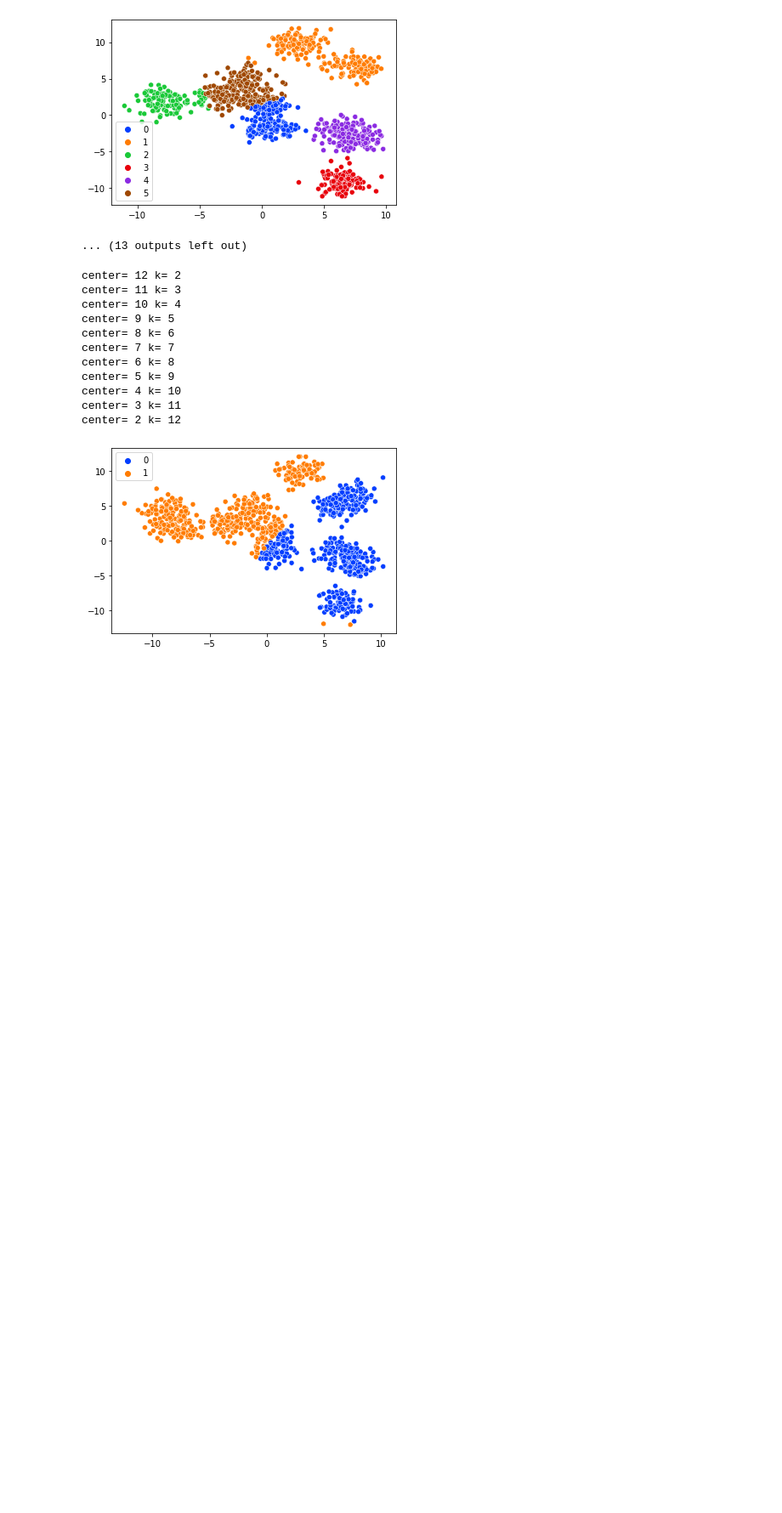
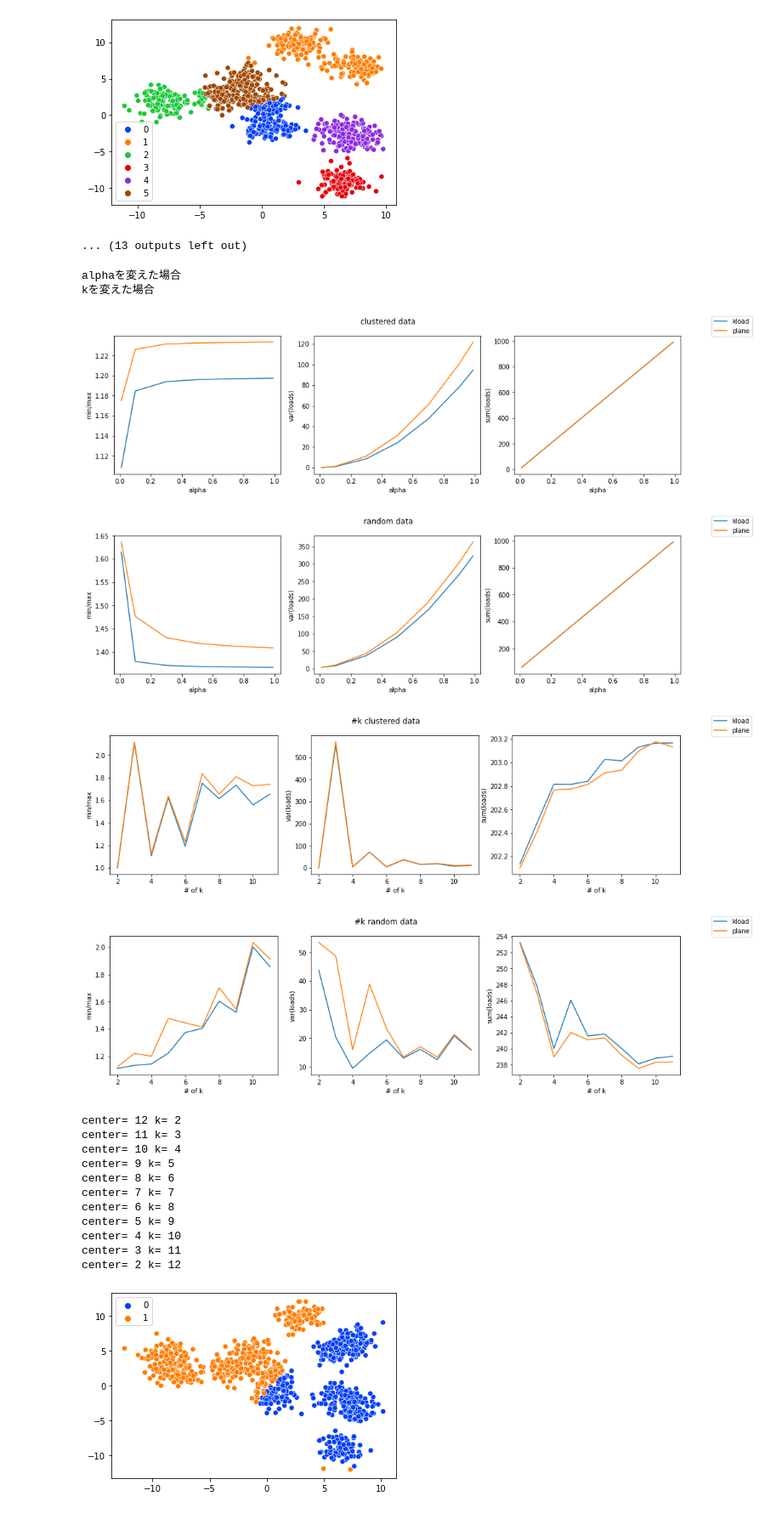
Before and after one commit to shuent/jupiter, a Jupyter notebook: grad_kmeans.ipynb, the cells around one changed output. Shown at 85% size. Drawn from its saved outputs; the diff is of its cells as text; code cells hidden in the pictures; blank space fills up the shorter version.

```diff
--- a/grad_kmeans.ipynb
+++ b/grad_kmeans.ipynb
@@ -467,6 +467,85 @@ k= 12
 [figure]
 [figure]
 ... (13 outputs left out)
+# %%
+def plot_3(title, xdata, xlabel, result_prp, result_org):
+    fig, axes = plt.subplots(1,3, sharex=True, figsize=(16,4))
+    ax = axes.ravel()
+
+    fig.suptitle(title)
+
+    ax[0].plot(xdata, result_prp[:, 3], label='kload')
+    ax[0].plot(xdata, result_org[:, 3], label='plane')
+    ax[0].set_xlabel(xlabel)
+    ax[0].set_ylabel("min/max")
+    fig.legend()
+
+    ax[1].plot(xdata, result_prp[:, 4])
+    ax[1].plot(xdata, result_org[:, 4])
+    ax[1].set_xlabel(xlabel)
+    ax[1].set_ylabel("var(loads)")
+
+    ax[2].plot(xdata, result_prp[:, 5])
+    ax[2].plot(xdata, result_org[:, 5])
+    ax[2].set_xlabel(xlabel)
+    ax[2].set_ylabel("sum(loads)")
+
+# alphaを変えた場合, k=6
+
+print("alphaを変えた場合")
+
+def plots_alpha_change(data, k, title):
+    alphas= [0.01, 0.1, 0.3, 0.5, 0.7, 0.9, 0.99]
+    result_prp = np.array([ kload(data=data, alpha=alpha, k=k, radius=0.01, max_iter=20 ) for  alpha in alphas])
+    result_org = np.array([ plane_kmeans(data=data, alpha=alpha, k=k) for  alpha in alphas])
+
+    plot_3(title, alphas, 'alpha', result_prp, result_org)
+
+plots_alpha_change(data=X[:1000], k=6, title="clustered data")
+plots_alpha_change(data=X2[:1000], k=6,title="random data")
+
+print("kを変えた場合")
+
+def plots_k_change(data, title, alpha=0.2):
+
+    knums = range(2,12)
+
+    result_prp = np.array([ kload(data=data, alpha=alpha, k=k, radius=0.01, max_iter=20 ) for  k in knums])
+    result_org = np.array([ plane_kmeans(data=data, alpha=alpha, k=k)  for  k in knums])
+
+    plot_3(title, knums, '# of k', result_prp, result_org)
+
+plots_k_change(data=X[:1000], title="#k clustered data")
+plots_k_change(data=X2[:1000], title="#k random data")
+
+print("クラスタデータのcentersの値を変えた場合")
+
+
+print("データの数を変えた場合")
+
+# 速度
+
+
+
+# for _, alpha in enumerate(alphas):
+
+#     print("alpha=",alpha)
+
+
+#     print(kload(data=X[:1000], alpha=alpha, k=6, radius=0.01, max_iter=20 ))
+#     print(plane_kmeans(k=6,alpha=alpha, data=X[:1000]))
+
+#     print("一様分布データ")
+
+#     print(kload(data=X2[:1000], alpha=alpha, k=6, radius=0.01, max_iter=20 ))
+#     print(plane_kmeans(k=6,alpha=alpha, data=X2[:1000]))
+# %% [output]
+alphaを変えた場合
+kを変えた場合
+[figure, added]
+[figure, added]
+[figure, added]
+[figure, added]
 # %%
 
 
```
